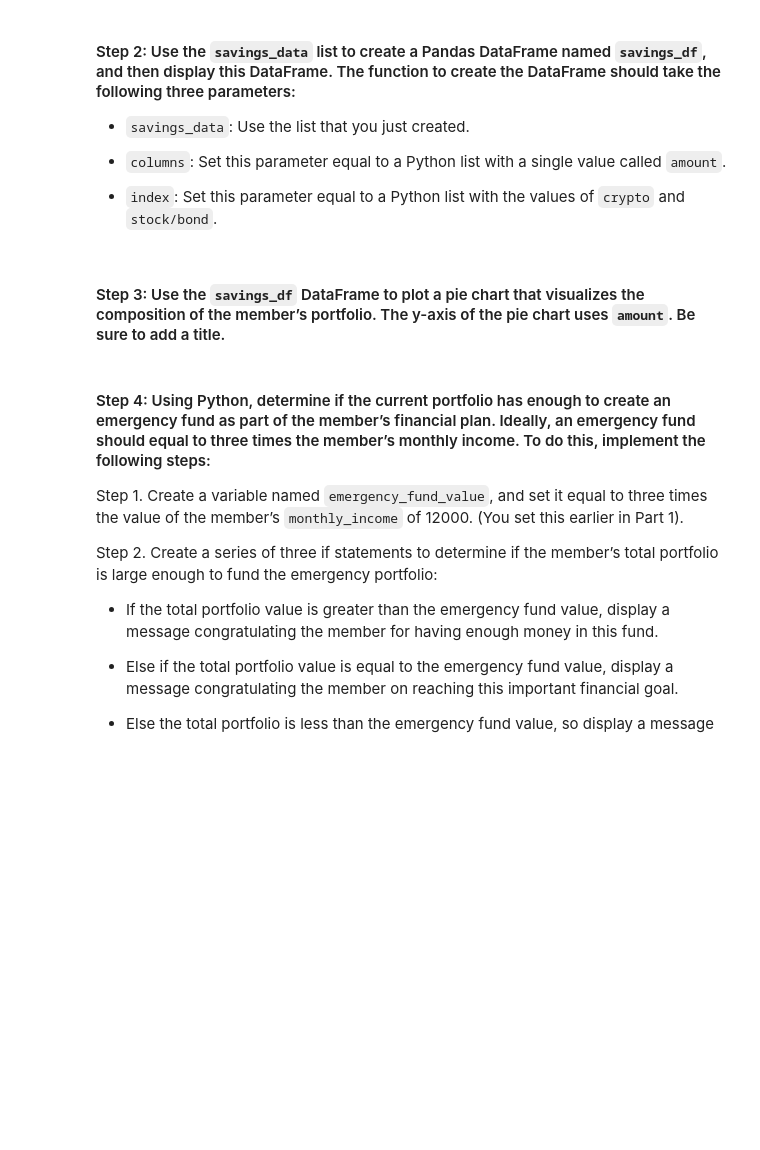
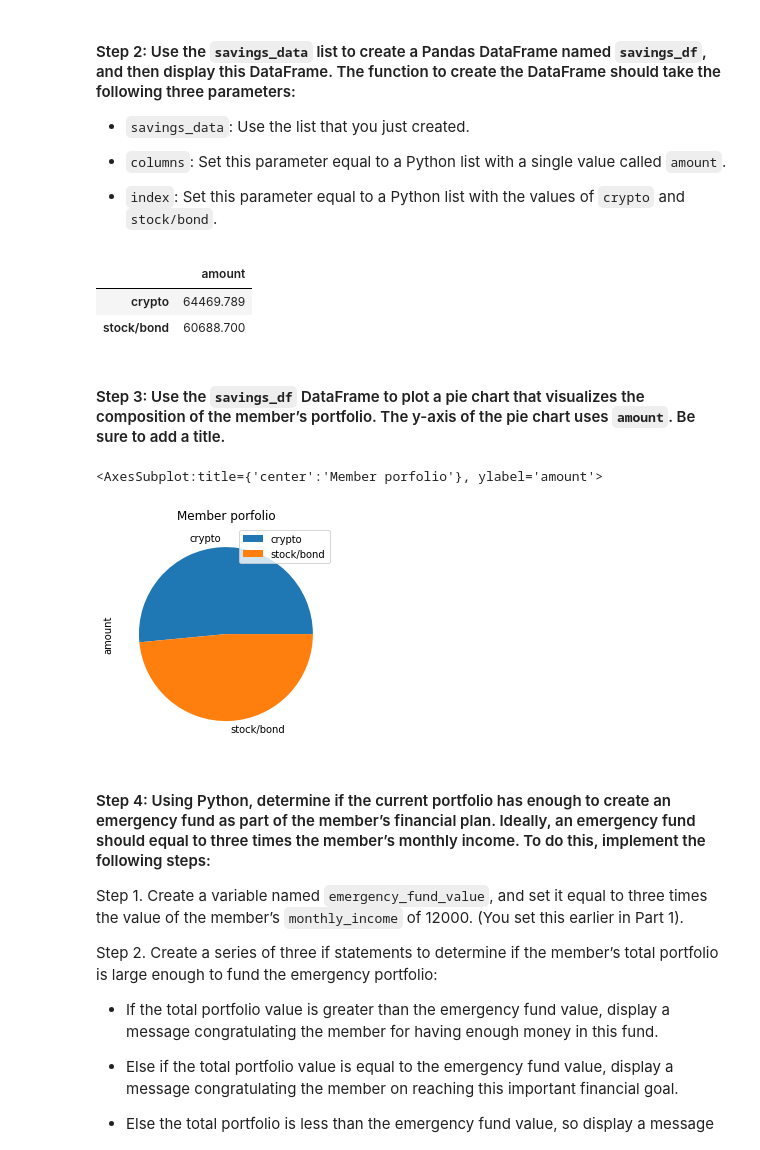
Before and after one commit to DLThrasher/Challenge_5, a Jupyter notebook: financial_planning_tools.ipynb, the cells around one changed output. Cells and saved outputs as stored; diff of their text form; code cells hidden in the pictures; blank space fills up the shorter version.

```diff
--- a/financial_planning_tools.ipynb
+++ b/financial_planning_tools.ipynb
@@ -283,6 +372,7 @@ In this section, you’ll use the valuations for the cryptocurrency wallet and f
 # %%
 # Consolidate financial assets data into a Python list
 # YOUR CODE HERE
+savings_data = [64469.789,60688.7]
+# Review the Python list savings_data
 
-# Review the Python list savings_data
-# YOUR CODE HERE
+savings_data
@@ -297,14 +389,25 @@ In this section, you’ll use the valuations for the cryptocurrency wallet and f
 # %%
 # Create a Pandas DataFrame called savings_df
 # YOUR CODE HERE
-
+#savings_df = pandas.DataFrame( savings_data, index, columns, dtype, copy)
+savings_df = pd.DataFrame(savings_data, index = ["crypto", "stock/bond"], columns = ["amount"])
 # Display the savings_df DataFrame
 # YOUR CODE HERE
+
+savings_df
+# %% [output]
+|  | amount |
+| crypto | 64469.789 |
+| stock/bond | 60688.700 |
 # %% [markdown]
 #### Step 3: Use the `savings_df` DataFrame to plot a pie chart that visualizes the composition of the member’s portfolio. The y-axis of the pie chart uses `amount`. Be sure to add a title.
 # %%
 # Plot the total value of the member's portfolio (crypto and stock/bond) in a pie chart
 # YOUR CODE HERE
+savings_df.plot.pie(y="amount", title="Member porfolio")
+# %% [output]
+<AxesSubplot:title={'center':'Member porfolio'}, ylabel='amount'>
+[figure, added]
 # %% [markdown]
 #### Step 4: Using Python, determine if the current portfolio has enough to create an emergency fund as part of the member’s financial plan. Ideally, an emergency fund should equal to three times the member’s monthly income. To do this, implement the following steps:
 
```
Also changed, not shown: parts of 30 cells of this notebook.
